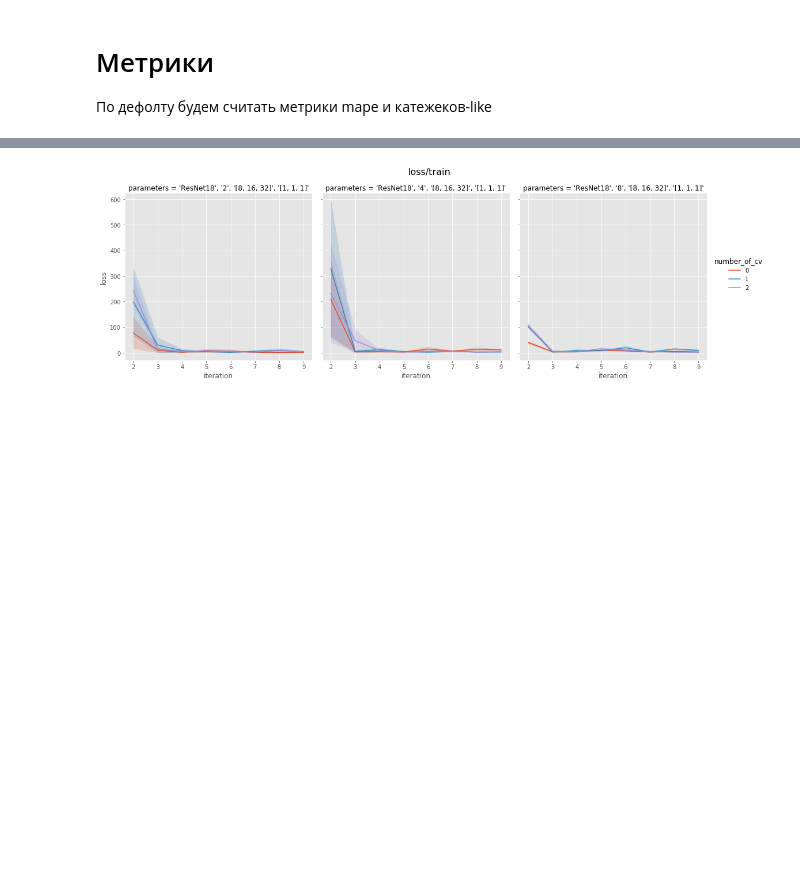
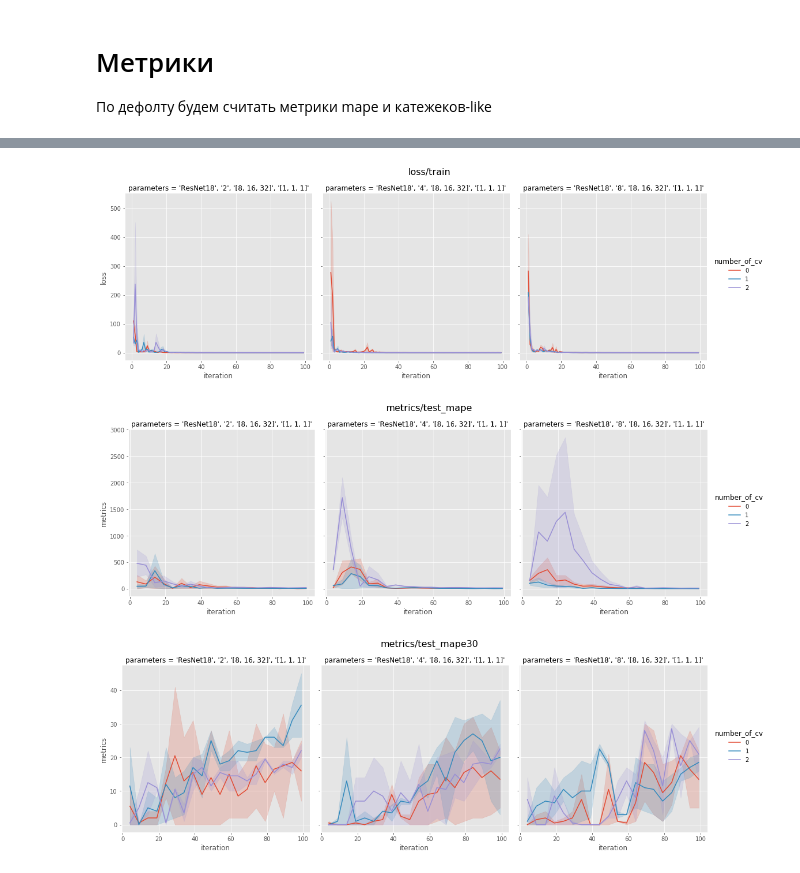
Before and after one commit to analysiscenter/radial, a Jupyter notebook: research/research_cv.ipynb, the cells around one changed output, grey strips where cells are left out. Drawn from its saved outputs; the diff is of its cells as text; code cells hidden in the pictures; blank space fills up the shorter version.

```diff
--- a/research/research_cv.ipynb
+++ b/research/research_cv.ipynb
@@ -25,34 +26,5 @@ from radial.core.pipelines import create_preprocess_pipeline, create_train_pipel
 plt.style.use('ggplot')
 %matplotlib inline
-# %%
-def create_datasets(path, batch, cross_val=None):
-    """Generated dataset with following conditions: if `cross_val` is None or equal to 1
-    the one dataset will be created. Elsewhere you will receive list of train and test datasets.
-    And the lenght of this list will be equal to `cross_val`."""
-    ix = FilesIndex(path=path)
-    if cross_val is None or cross_val == 1:
-        dset = Dataset(ix, RadialBatch)
-        dset.split()
-        return dset
-
-    split_ix = np.array_split(ix.indices, cross_val)
-    iterations = zip(combinations(split_ix, cross_val-1), list(combinations(split_ix, 1))[::-1])
-    dsets = []
-    for train, test in iterations:
-        dset_train = Dataset(index=ix.create_subset(np.concatenate(train)), batch_class=RadialBatch)
-        dset_test = Dataset(index=ix.create_subset(np.concatenate(test)), batch_class=RadialBatch)
-        dsets.append([dset_train, dset_test])
-    return dsets
-
-def split_df_by_name(results, parameters):
-    all_names = {}
-    for names, name_df in results.groupby('name'):
-        new_df = pd.DataFrame()
-        for param_names, values in name_df.groupby(parameters):
-            values['parameters'] = str(param_names)[1:-1]
-            new_df = new_df.append(values)
-        all_names[names] = new_df
-    return all_names
 # %% [markdown]
 ## Подготовка данных
 если хотите обучать пайплайны по кросс валидации, напишите количество бинов в `cross_val` иначе будет происходить стандартное разделение на train/test.
@@ -145,9 +119,9 @@ research = (Research()
             .pipeline(test_pipeline, name='test', execute='%5',
                       run=True, import_from='train', logging=True)
             .grid(opts)
-            .function(get_mape, returns='loss', name='test_mape',
+            .function(get_mape, returns='metrics', name='test_mape',
                       execute='%5', pipeline='test')
-            .function(get_mape30, returns='loss', name='test_mape30',
+            .function(get_mape30, returns='metrics', name='test_mape30',
                       execute='%5', pipeline='test')
             .function(get_ape, returns='metrics', name='test_ape',
                      execute=-1, pipeline='test')
@@ -200,4 +133,4 @@ def execute_research_with_cv(train_pipeline, test_pipeline, cross_val, res, data
 # %%
-res = execute_research_with_cv(train_pipeline, test_pipeline, cross_val, research, dataset, 2, 10)
+res = execute_research_with_cv(train_pipeline, test_pipeline, research, dataset, n_reps=2, n_iters=100, cross_val=cross_val)
 # %% [output]
 number of bins:  3
@@ -268,4 +146,6 @@ def draw_stats(research, log_names=None, typos_log_var=None, hue=None, hist_name
 # %%
-draw_stats('research_cv_8', ['train'], ['loss'], cross_val=cross_val, aggr=False, iter_start=2)
+draw_history(research=res, names=['train', 'test_mape', 'test_mape30'], types_var=['loss', 'metrics'], cross_val=cross_val, aggr=False, iter_start=1)
 # %% [output]
-[figure, old version]
+[figure, new version]
+[figure, added]
+[figure, added]
```
Also changed, not shown: parts of 12 cells of this notebook, 1 other file.
